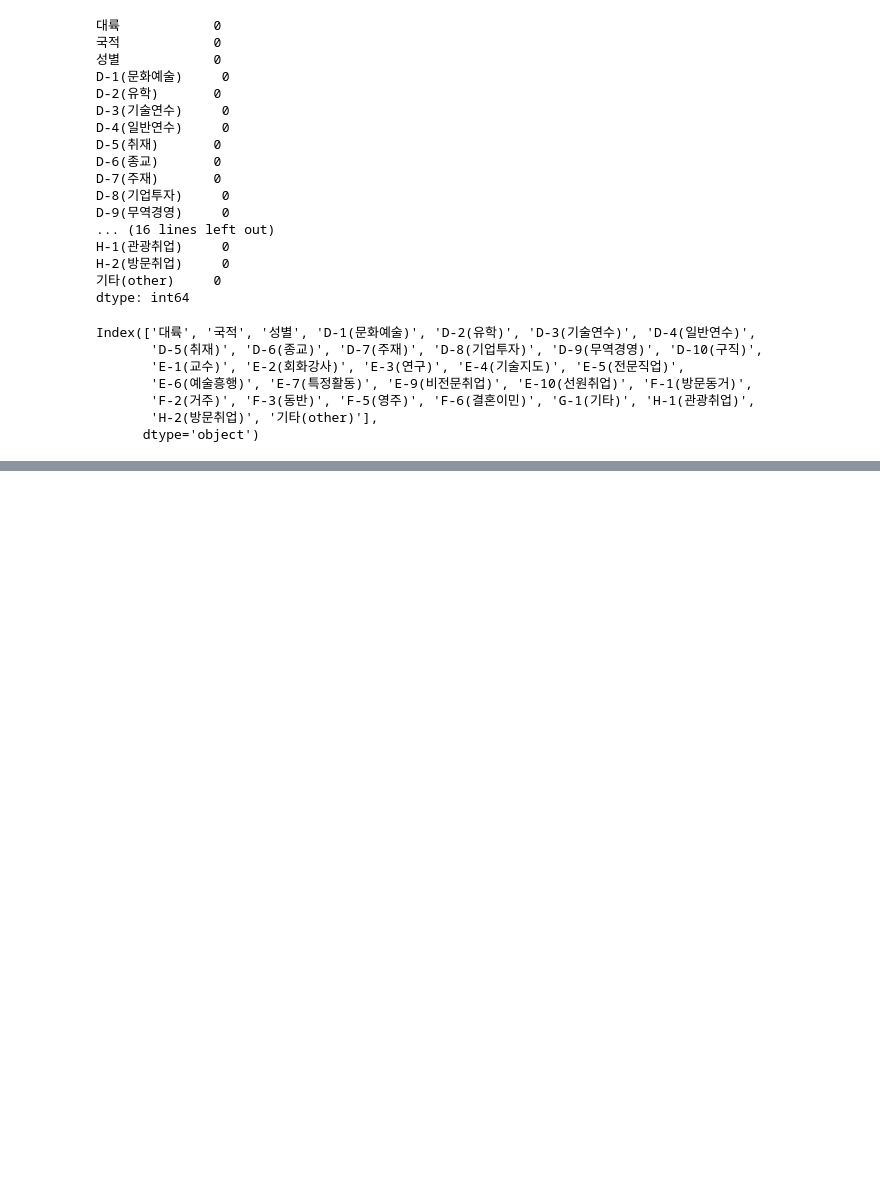
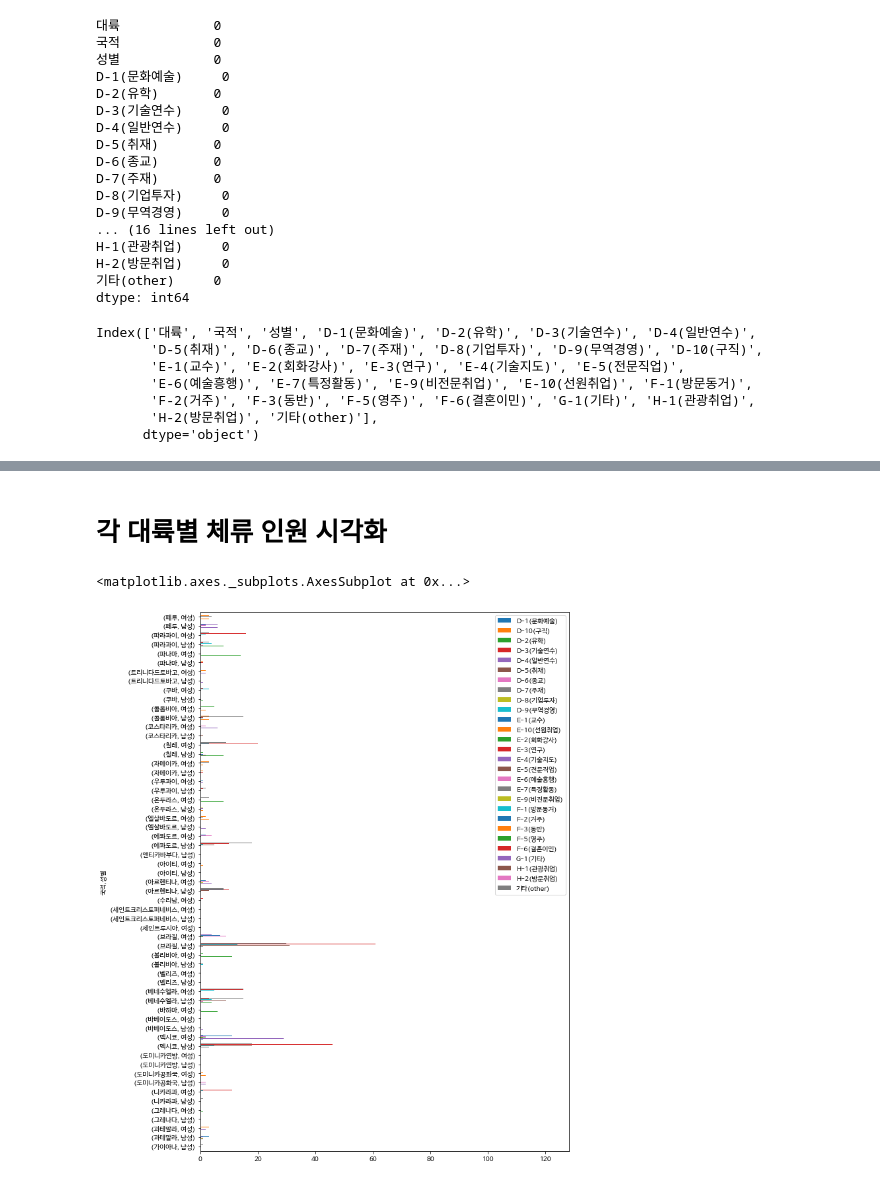
Before and after one commit to SonHyeok/Foreigner-in-korea, a Jupyter notebook: Foreigner.ipynb, the cells around one changed output, grey strips where cells are left out. Drawn from its saved outputs; the diff is of its cells as text; code cells hidden in the pictures; blank space fills up the shorter version.

```diff
--- a/Foreigner.ipynb
+++ b/Foreigner.ipynb
@@ -167,0 +193,7 @@ df.pivot(index = ['대륙','국적','성별'], columns = columns)
+# %% [markdown]
+# 각 대륙별 체류 인원 시각화
+# %%
+df_sum.loc['남아메리카주'].plot.barh(figsize = (10,15))
+# %% [output]
+<matplotlib.axes._subplots.AxesSubplot at 0x...>
+[figure, added]
```
Also changed, not shown: parts of 44 cells of this notebook.
